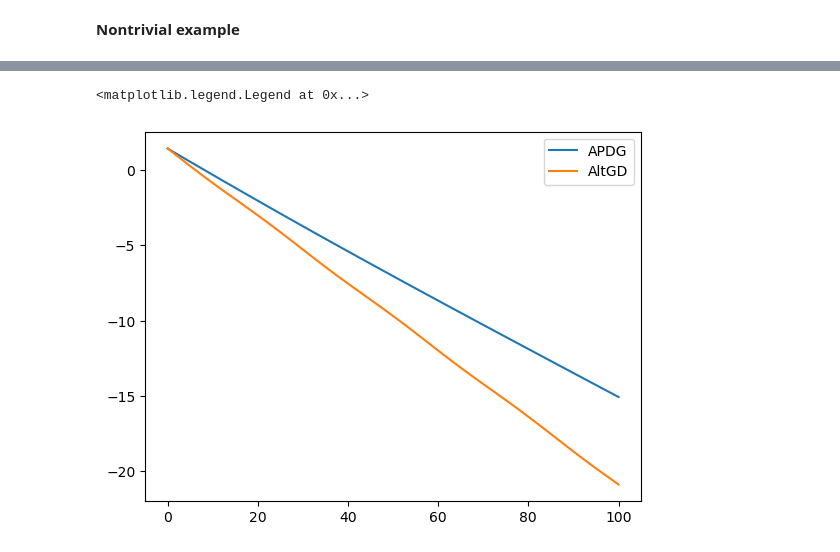
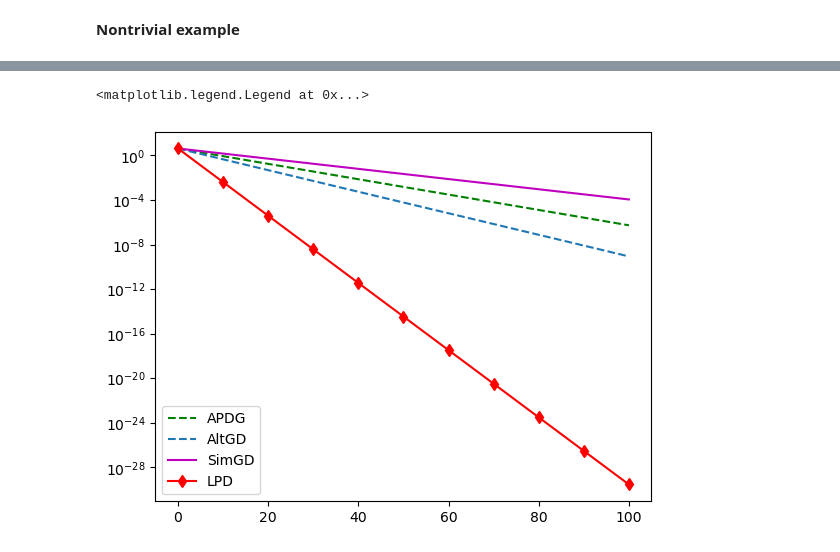
Before and after one commit to mrph2898/MASS, a Jupyter notebook: experiments/APDGConstants_Estimation.ipynb, the cells around one changed output, grey strips where cells are left out. Drawn from its saved outputs; the diff is of its cells as text; code cells hidden in the pictures.

Commit message:
Changed utils main and plot, added MDP

```diff
--- a/experiments/APDGConstants_Estimation.ipynb
+++ b/experiments/APDGConstants_Estimation.ipynb
@@ -125,8 +129,12 @@ ut.plot(x, y, z, dz_dx, dz_dy,
 ## Ndim
 # %%
 problem_n = pr.GeneralSaddle(n=3, spd=True)
-params = {'apdg': None,
+params = {"apdg": None,
           'altgd': 0.1,
+          'simgd': 0.05,
+          'avg': 1,
+          'eg':0.6,
+          'omd':0.3,
           'AA': 0.5
          }
  # {'simgd':0.05, 'altgd':0.1, 'avg':1, 'adam':0.01, 'eg':0.6,'omd':0.3, 'fr':0.05,'AA':0.5}
@@ -136,7 +144,7 @@ y0 = np.random.randn(3, )
 type2=True
 iteration = 100
 k =  10
-loss_f3, xpath_f3, ypath_f3 = ut.main(problem_n, iteration, x0.copy(), y0.copy(), params, k=k)
+methods_dict = ut.main(problem_n, iteration, x0.copy(), y0.copy(), params, k=k)
 # %% [output]
 bc zeros
 # %%
@@ -195,7 +209,7 @@ class func3(pr.BaseSaddle):
         L_xy = 1
         mu_xy = 0.25
         mu_yx = 0.25
-        A = ut.get_A_fixed(mu_xy, L_xy, n=n)
+        A = pr.get_A_fixed(mu_xy, L_xy, n=n)
         super().__init__(A=A)
         self.L_xy = L_xy
         self.mu_xy = mu_xy
@@ -203,8 +217,8 @@ class func3(pr.BaseSaddle):
         self.A = A
 
 
-        self.f = lambda x, y: x.transpose() @ x
-        self.g = lambda x, y:  y.transpose() @ y
+        self.f = lambda x: x.transpose() @ x
+        self.g = lambda y:  y.transpose() @ y
         self.L_x = 2
         self.mu_x = 2
 
@@ -214,19 +228,17 @@ class func3(pr.BaseSaddle):
         self.xopt = LA.solve(self.A, np.zeros((n, 1)))
         self.yopt = LA.solve(self.A.transpose(), np.zeros((n, 1)))
         self.constraint=False
-        self.dfdx = grad(self.f)
-        self.dfdy = 0
-        self.dgdx = 0
-        self.dgdy = grad(self.g, 1)
-        self.d2fdxdx = grad(self.dfdx)
-        self.d2fdydy = grad(self.dfdy, 1)
-        self.d2fdxdy = grad(self.dfdx, 1)
-        self.d2fdydx = grad(self.dfdy)
+        self.grad_f = grad(self.f)
+        self.grad_g = grad(self.g)
 # %%
 n = 3
 problem_ndim = func3(n=n)
-params = {'apdg': None,
+params = {"apdg": None,
           'altgd': 0.1,
+          'simgd': 0.05,
+          'avg': 1,
+          'eg':0.6,
+          'omd':0.3,
           'AA': 0.5
          }
  # {'simgd':0.05, 'altgd':0.1, 'avg':1, 'adam':0.01, 'eg':0.6,'omd':0.3, 'fr':0.05,'AA':0.5}
@@ -236,4 +248,4 @@ y0 = np.ones(n, )
 type2=True
 iteration = 100
 k =  10
-loss_f3, xpath_f3, ypath_f3 = ut.main(problem_ndim, iteration, x0.copy(), y0.copy(), params, k=k)
+methods_dict = ut.main(problem_ndim, iteration, x0.copy(), y0.copy(), params, k=k)
@@ -245,9 +273,15 @@ array([1.00000000e+00, 2.50000000e-01, 2.60763602e-09])
 # %%
 %matplotlib inline
-import numpy as np
-plt.plot(np.log(loss_f3[0]), label="APDG")
-plt.plot(np.log(loss_f3[1]), label="AltGD")
+plot_interval = 1
+for method in methods_dict:
+    if method not in ["EG", "OMD", "AltGDA-RAM"]:
+        plt.semilogy(np.arange(0, iteration+plot_interval, plot_interval),
+                     methods_dict[method]["loss_hist"][::plot_interval],
+                     methods_dict[method]["marker"],
+                     markevery=markevery,
+                     label=method
+                    )
 plt.legend()
 # %% [output]
 <matplotlib.legend.Legend at 0x...>
-[figure, old version]
+[figure, new version]
```
Also changed, not shown: parts of 7 cells of this notebook, 8 other files.
